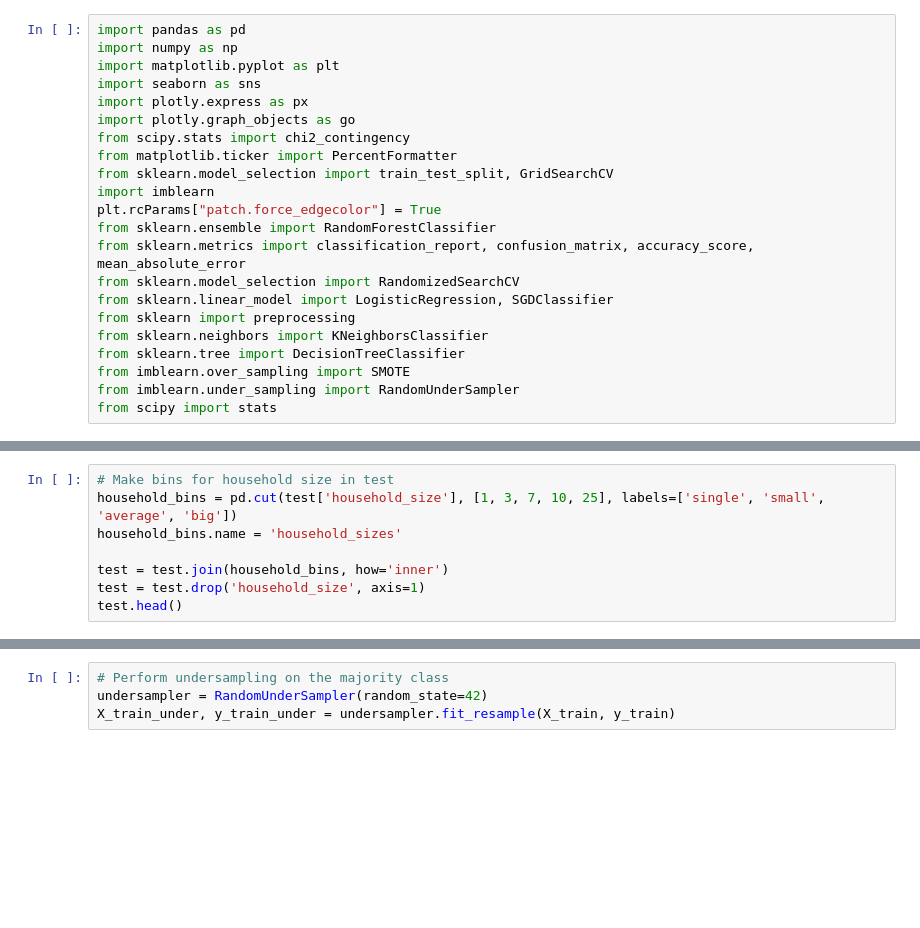
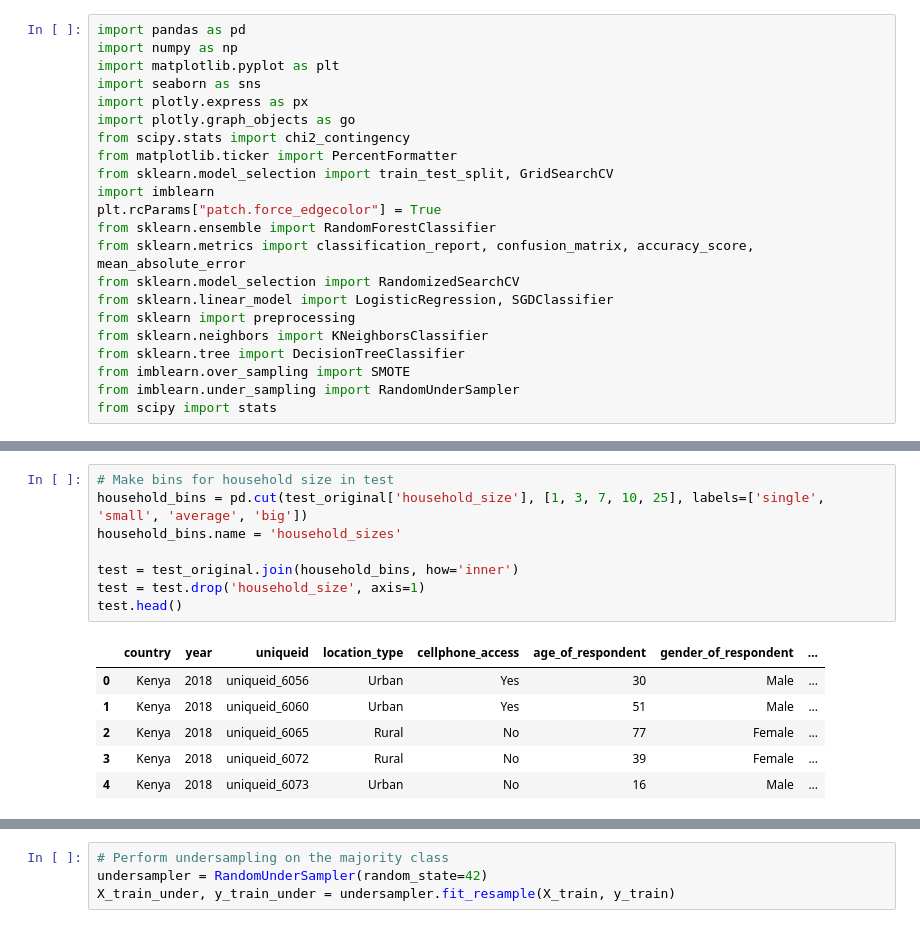
Before and after one commit to ShahiW/Financial-Inclusion-Project, a Jupyter notebook: Shahi.ipynb, the cells around one changed output, grey strips where cells are left out. Cells and saved outputs as stored; diff of their text form; blank space fills up the shorter version.

```diff
--- a/Shahi.ipynb
+++ b/Shahi.ipynb
@@ -40,10 +54,17 @@ train.head()
 # %%
 # Make bins for household size in test
-household_bins = pd.cut(test['household_size'], [1, 3, 7, 10, 25], labels=['single', 'small', 'average', 'big'])
+household_bins = pd.cut(test_original['household_size'], [1, 3, 7, 10, 25], labels=['single', 'small', 'average', 'big'])
 household_bins.name = 'household_sizes'
 
-test = test.join(household_bins, how='inner')
+test = test_original.join(household_bins, how='inner')
 test = test.drop('household_size', axis=1)
 test.head()
+# %% [output]
+|  | country | year | uniqueid | location_type | cellphone_access | age_of_respondent | gender_of_respondent | ... |
+| 0 | Kenya | 2018 | uniqueid_6056 | Urban | Yes | 30 | Male | ... |
+| 1 | Kenya | 2018 | uniqueid_6060 | Urban | Yes | 51 | Male | ... |
+| 2 | Kenya | 2018 | uniqueid_6065 | Rural | No | 77 | Female | ... |
+| 3 | Kenya | 2018 | uniqueid_6072 | Rural | No | 39 | Female | ... |
+| 4 | Kenya | 2018 | uniqueid_6073 | Urban | No | 16 | Male | ... |
 # %%
 # Make bins for age in train
```
Also changed, not shown: parts of 33 cells of this notebook, 1 other file.
